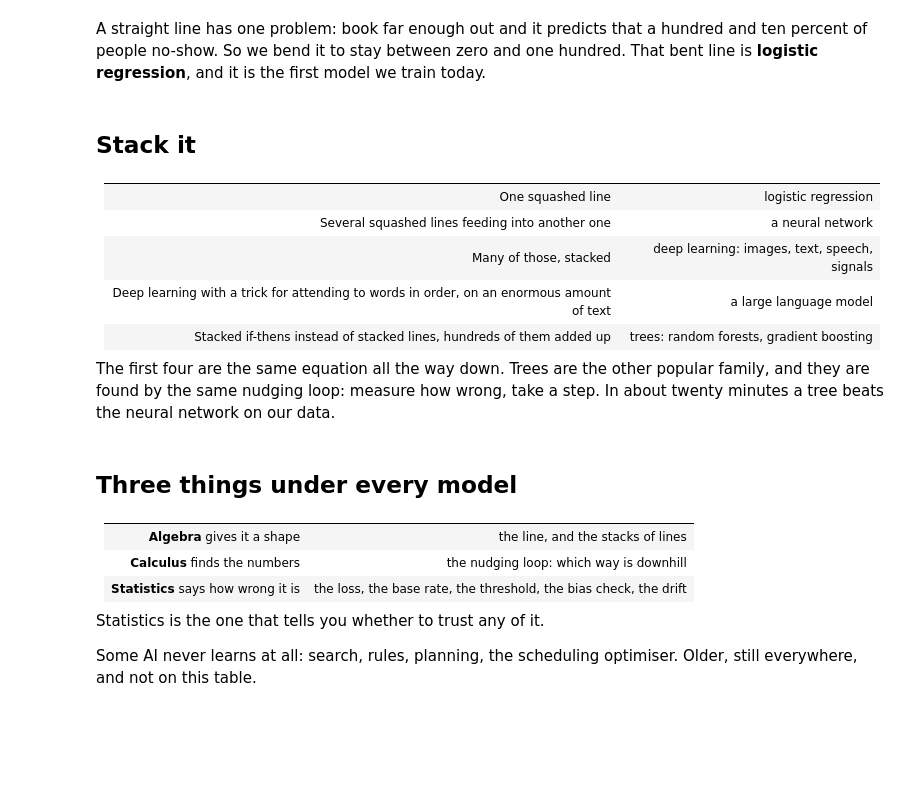
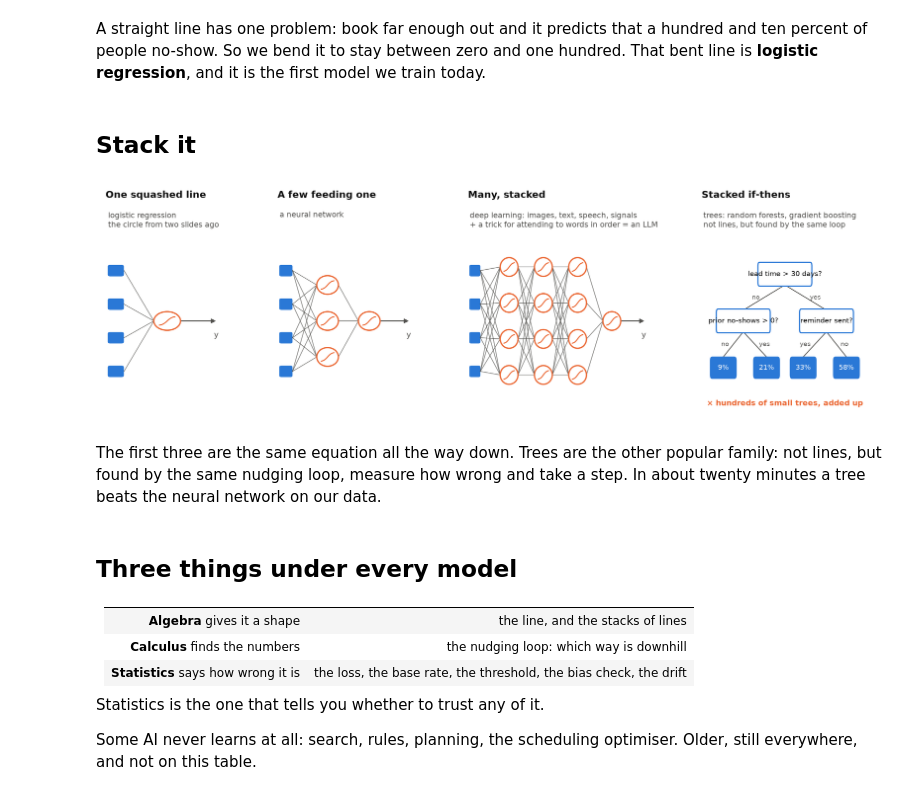
Before and after one commit to andyogah/no-show-ml-demo, a Jupyter notebook: notebooks/backup/no_show_classic_ml_prerun.ipynb, the cells around one changed output. Saved outputs shown, nothing was run; the diff lists cells and outputs as text; code cells hidden in the pictures; blank space fills up the shorter version.

Commit message:
Intro: Stack it as a four-panel diagram, trees beside the stacked lines

```diff
--- a/notebooks/backup/no_show_classic_ml_prerun.ipynb
+++ b/notebooks/backup/no_show_classic_ml_prerun.ipynb
@@ -89,20 +89,16 @@ Image(filename="../docs/figures/03-squashed.png", width=900)
 A straight line has one problem: book far enough out and it predicts that a hundred and ten
 percent of people no-show. So we bend it to stay between zero and one hundred. That bent line
 is **logistic regression**, and it is the first model we train today.
+# %% [markdown]
+## Stack it
+# %%
+Image(filename="../docs/figures/05-stack-it.png", width=1150)
+# %% [output]
+[figure, added]
 # %% [markdown]
-## Stack it
-
-| | |
-|---|---|
-| One squashed line | logistic regression |
-| Several squashed lines feeding into another one | a neural network |
-| Many of those, stacked | deep learning: images, text, speech, signals |
-| Deep learning with a trick for attending to words in order, on an enormous amount of text | a large language model |
-| Stacked if-thens instead of stacked lines, hundreds of them added up | trees: random forests, gradient boosting |
-
-The first four are the same equation all the way down. Trees are the other popular family,
-and they are found by the same nudging loop: measure how wrong, take a step. In about twenty
-minutes a tree beats the neural network on our data.
+The first three are the same equation all the way down. Trees are the other popular family:
+not lines, but found by the same nudging loop, measure how wrong and take a step. In about
+twenty minutes a tree beats the neural network on our data.
 # %% [markdown]
 ## Three things under every model
 
```
Also changed, not shown: 6 other files.
